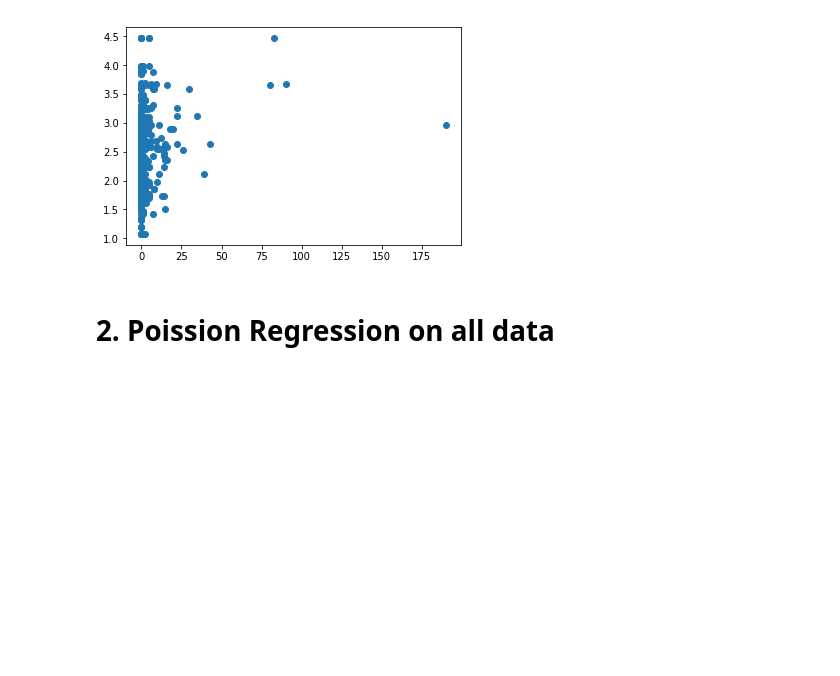
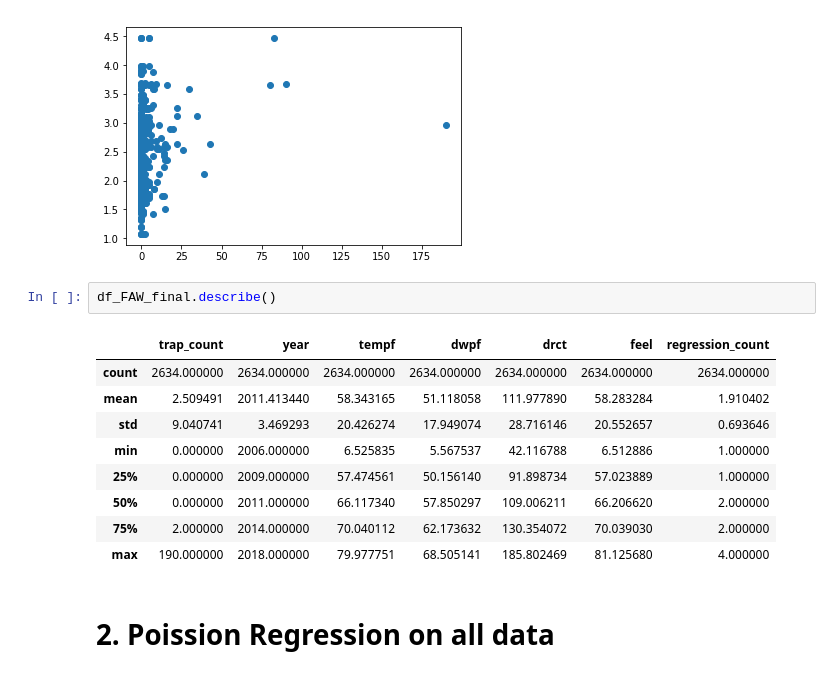
Before and after one commit to ramgautam06/CS898-Masters-Project, a Jupyter notebook: RamGautam_Project.ipynb, the cells around one changed output. Cells and saved outputs as stored; diff of their text form; blank space fills up the shorter version.

```diff
--- a/RamGautam_Project.ipynb
+++ b/RamGautam_Project.ipynb
@@ -1408,6 +1459,18 @@ Mean Absolute Error (MAE):  3.681682411450239
 Mean Squared Eror (MSE):  125.916631872352
 Root Mean Squared Eror (RMSE):  11.221258034300432
 [figure]
+# %%
+df_FAW_final.describe()
+# %% [output]
+|  | trap_count | year | tempf | dwpf | drct | feel | regression_count |
+| count | 2634.000000 | 2634.000000 | 2634.000000 | 2634.000000 | 2634.000000 | 2634.000000 | 2634.000000 |
+| mean | 2.509491 | 2011.413440 | 58.343165 | 51.118058 | 111.977890 | 58.283284 | 1.910402 |
+| std | 9.040741 | 3.469293 | 20.426274 | 17.949074 | 28.716146 | 20.552657 | 0.693646 |
+| min | 0.000000 | 2006.000000 | 6.525835 | 5.567537 | 42.116788 | 6.512886 | 1.000000 |
+| 25% | 0.000000 | 2009.000000 | 57.474561 | 50.156140 | 91.898734 | 57.023889 | 1.000000 |
+| 50% | 0.000000 | 2011.000000 | 66.117340 | 57.850297 | 109.006211 | 66.206620 | 2.000000 |
+| 75% | 2.000000 | 2014.000000 | 70.040112 | 62.173632 | 130.354072 | 70.039030 | 2.000000 |
+| max | 190.000000 | 2018.000000 | 79.977751 | 68.505141 | 185.802469 | 81.125680 | 4.000000 |
 # %% [markdown]
 # 2. Poission Regression on all data
 # %%
```
Also changed, not shown: parts of 15 cells of this notebook.
